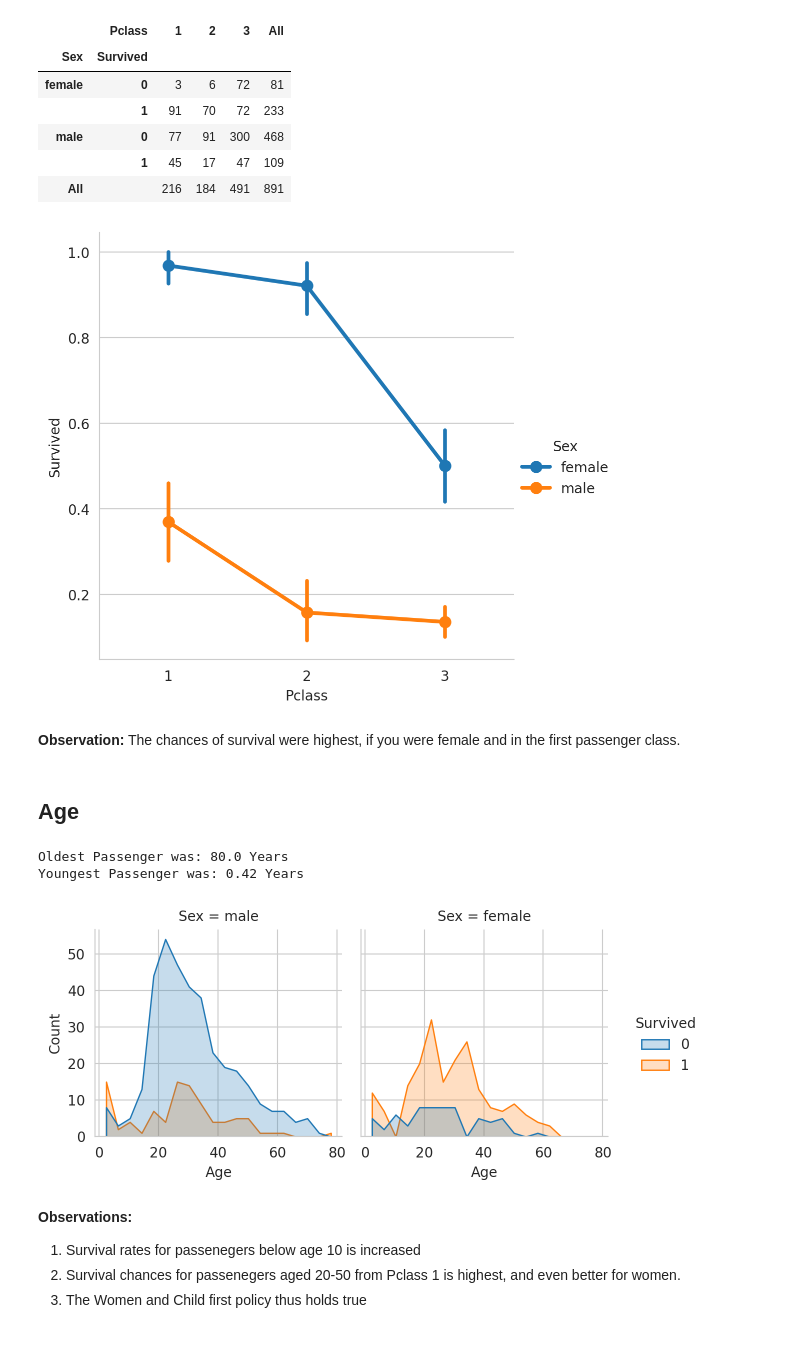
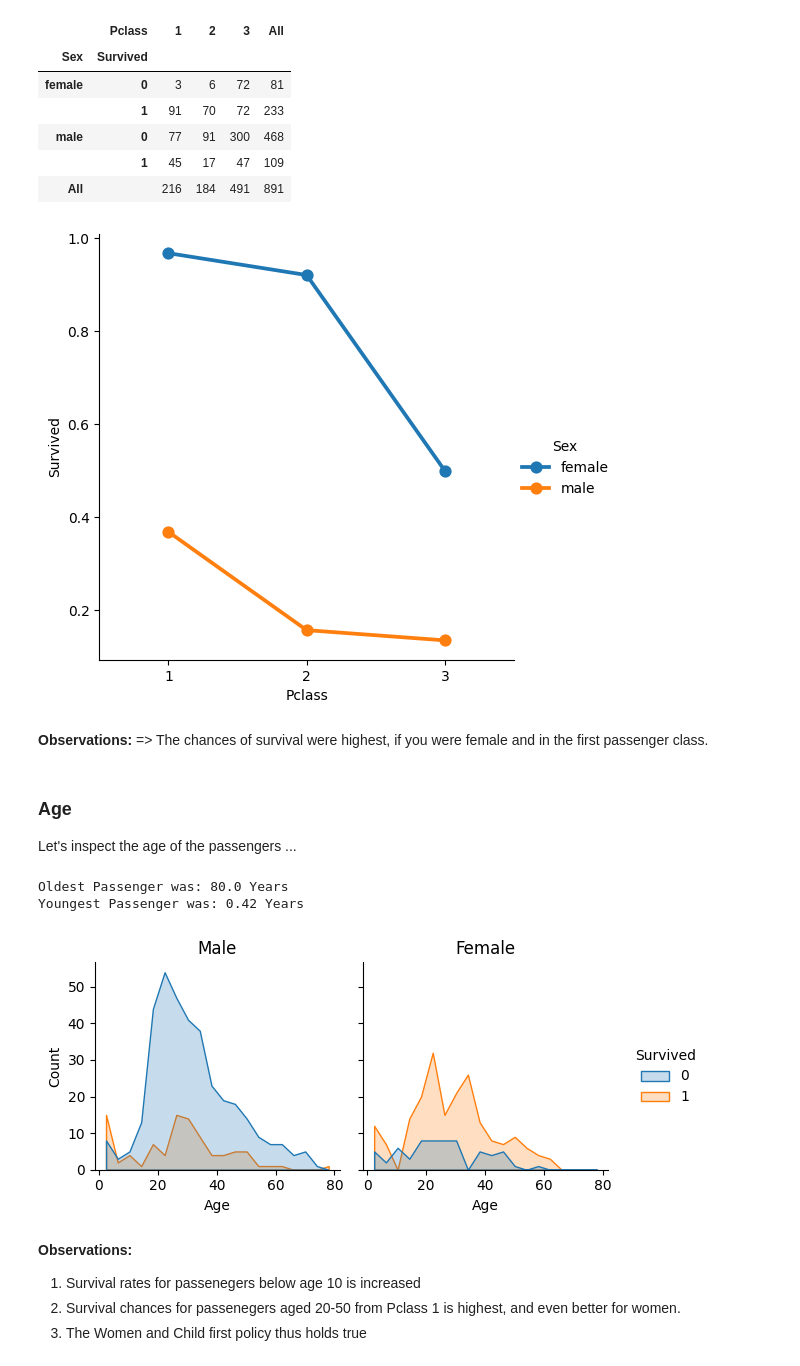
Before and after one commit to HCIstudio/winterschool-2024, a Jupyter notebook: 1_eda/titanic_tutorial.ipynb, the cells around one changed output. Drawn from its saved outputs; the diff is of its cells as text; code cells hidden in the pictures.

```diff
--- a/uc_titanic/titanic_tutorial.ipynb
+++ b/1_eda/titanic_tutorial.ipynb
@@ -74,0 +66,3 @@ Requirement already satisfied: six in /home/mario/anaconda3/envs/winterschool/li
+# %%
+data = pd.read_csv("data/titanic_train.csv")
+data
@@ -275,15 +306,17 @@ pd.crosstab([data.Sex,data.Survived],data.Pclass,margins=True) \
 |  | 1 | 45 | 17 | 47 | 109 |
 | All |  | 216 | 184 | 491 | 891 |
 # %%
-sns.catplot(x='Pclass', y='Survived', hue='Sex', kind='point', data=data)
+sns.catplot(data, x="Pclass", y="Survived", hue="Sex", kind="point")
 sns.despine()
-plt.show()
 # %% [output]
-[figure, old version]
+[figure, new version]
 # %% [markdown]
-**Observation:** The chances of survival were highest, if you were female and in the first passenger class.
+**Observations:**
+=> The chances of survival were highest, if you were female and in the first passenger class.
-# %% [markdown]
-## Age
+# %% [markdown]
+### Age
+
+Let's inspect the age of the passengers ...
 # %%
 print('Oldest Passenger was:',data['Age'].max(),'Years')
 print('Youngest Passenger was:',data['Age'].min(),'Years')
@@ -291,11 +324,11 @@ print('Youngest Passenger was:',data['Age'].min(),'Years')
 Oldest Passenger was: 80.0 Years
 Youngest Passenger was: 0.42 Years
 # %%
-sns.displot(x="Age", hue="Survived", col="Sex",
-            data=data, element="poly", height = 3
-            );
+fg = sns.displot(data, x="Age", hue="Survived", col="Sex", element="poly", height=3)
+fg.axes_dict["male"].set_title("Male")
+_ = fg.axes_dict["female"].set_title("Female")
 # %% [output]
-[figure, old version]
+[figure, new version]
 # %% [markdown]
 **Observations:**
 
```
Also changed, not shown: parts of 78 cells of this notebook, 2 other files.
